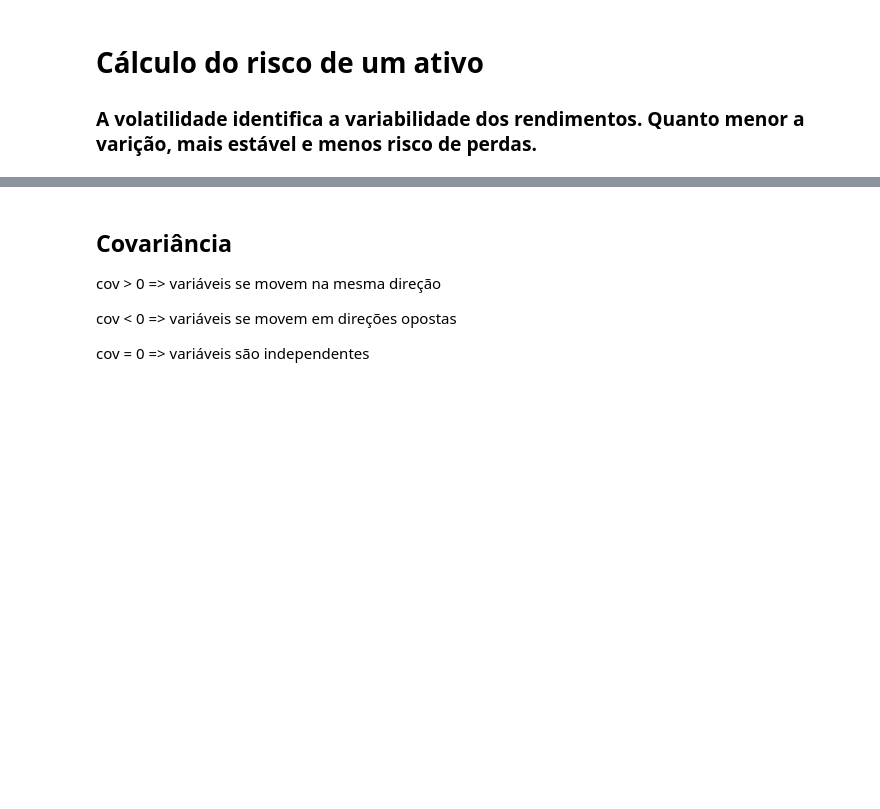
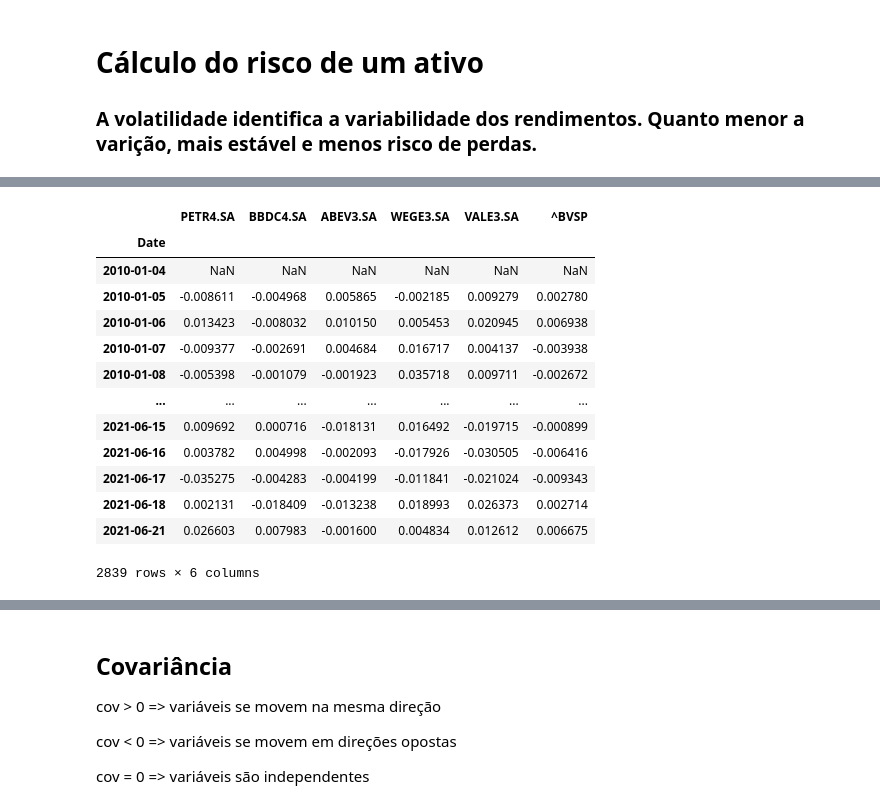
Before and after one commit to TiagoSpiandorello/Analise_de_portfolio_de_acoes, a Jupyter notebook: analise_portfolio.ipynb, the cells around one changed output, grey strips where cells are left out. Cells and saved outputs as stored; diff of their text form; code cells hidden in the pictures; blank space fills up the shorter version.

```diff
--- a/analise_portfolio.ipynb
+++ b/analise_portfolio.ipynb
@@ -256,0 +275,54 @@ plt.show
+# %%
+acao1 = retorno_risco.columns[0]
+acao2 = retorno_risco.columns[1]
+acao3 = retorno_risco.columns[2]
+acao4 = retorno_risco.columns[3]
+acao5 = retorno_risco.columns[4]
+
+media1 = retorno_risco[acao1].mean()
+media2 = retorno_risco[acao2].mean()
+media3 = retorno_risco[acao3].mean()
+media4 = retorno_risco[acao4].mean()
+media5 = retorno_risco[acao5].mean()
+
+media1_anual = retorno_risco[acao1].mean() * 250
+media2_anual = retorno_risco[acao2].mean() * 250
+media3_anual = retorno_risco[acao3].mean() * 250
+media4_anual = retorno_risco[acao4].mean() * 250
+media5_anual = retorno_risco[acao5].mean() * 250
+
+std1 = retorno_risco[acao1].std()
+std2 = retorno_risco[acao1].std()
+std3 = retorno_risco[acao1].std()
+std4 = retorno_risco[acao1].std()
+std5 = retorno_risco[acao1].std()
+
+std1_anual = retorno_risco[acao1].std() * 250 **0.5
+std2_anual = retorno_risco[acao1].std() * 250 **0.5
+std3_anual = retorno_risco[acao1].std() * 250 **0.5
+std4_anual = retorno_risco[acao1].std() * 250 **0.5
+std5_anual = retorno_risco[acao1].std() * 250 **0.5
+
+LOGN_var1 = retorno_risco[acao1].var()
+LOGN_var2 = retorno_risco[acao2].var()
+LOGN_var3 = retorno_risco[acao2].var()
+LOGN_var4 = retorno_risco[acao4].var()
+LOGN_var5 = retorno_risco[acao5].var()
+# %%
+retorno_risco[[acao1,acao2,acao3,acao4,acao5]].mean() * 250
+retorno_risco
+# %% [output]
+|  | PETR4.SA | BBDC4.SA | ABEV3.SA | WEGE3.SA | VALE3.SA | ^BVSP |
+| Date |  |  |  |  |  |  |
+| 2010-01-04 | NaN | NaN | NaN | NaN | NaN | NaN |
+| 2010-01-05 | -0.008611 | -0.004968 | 0.005865 | -0.002185 | 0.009279 | 0.002780 |
+| 2010-01-06 | 0.013423 | -0.008032 | 0.010150 | 0.005453 | 0.020945 | 0.006938 |
+| 2010-01-07 | -0.009377 | -0.002691 | 0.004684 | 0.016717 | 0.004137 | -0.003938 |
+| 2010-01-08 | -0.005398 | -0.001079 | -0.001923 | 0.035718 | 0.009711 | -0.002672 |
+| ... | ... | ... | ... | ... | ... | ... |
+| 2021-06-15 | 0.009692 | 0.000716 | -0.018131 | 0.016492 | -0.019715 | -0.000899 |
+| 2021-06-16 | 0.003782 | 0.004998 | -0.002093 | -0.017926 | -0.030505 | -0.006416 |
+| 2021-06-17 | -0.035275 | -0.004283 | -0.004199 | -0.011841 | -0.021024 | -0.009343 |
+| 2021-06-18 | 0.002131 | -0.018409 | -0.013238 | 0.018993 | 0.026373 | 0.002714 |
+| 2021-06-21 | 0.026603 | 0.007983 | -0.001600 | 0.004834 | 0.012612 | 0.006675 |
+2839 rows × 6 columns
```
Also changed, not shown: parts of 3 cells of this notebook.
